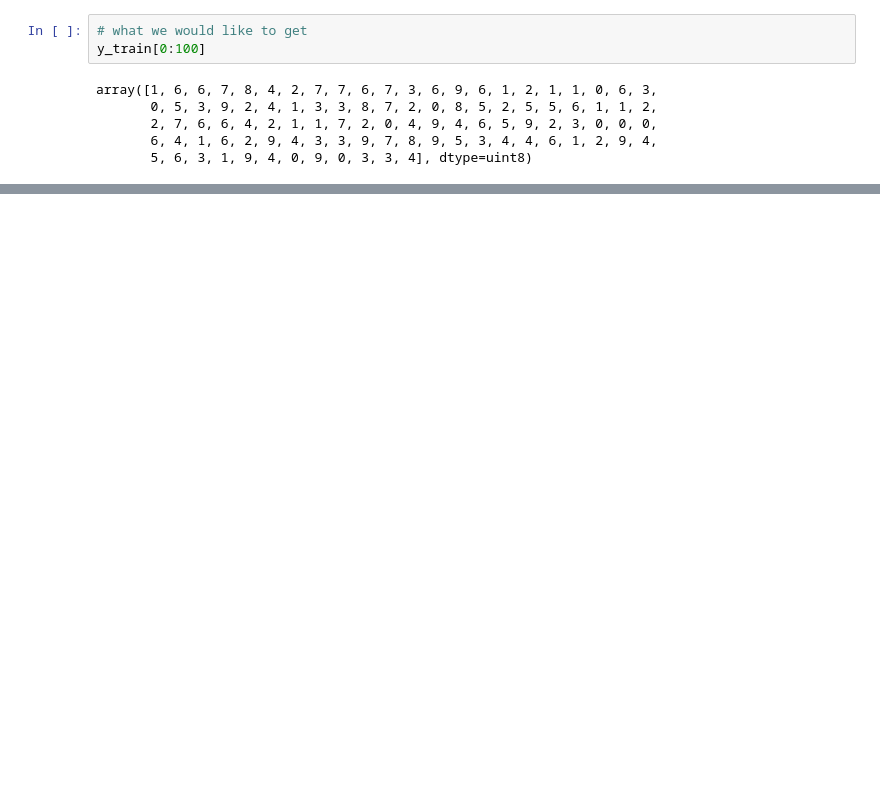
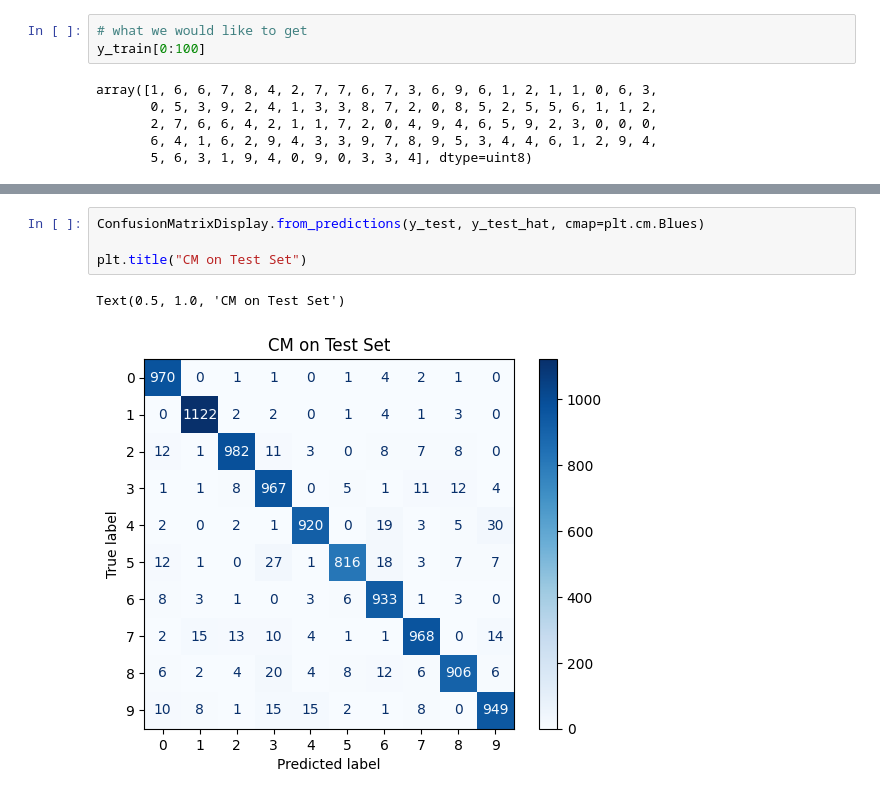
Before and after one commit to Lupin2019/tele_comme_pari, a Jupyter notebook: SD211/TP_SGD/TP_MNIST_basic_functions.ipynb, the cells around one changed output, grey strips where cells are left out. Drawn from its saved outputs; the diff is of its cells as text; blank space fills up the shorter version.

```diff
--- a/SD211/TP_SGD/TP_MNIST_basic_functions.ipynb
+++ b/SD211/TP_SGD/TP_MNIST_basic_functions.ipynb
@@ -175,0 +264,7 @@ loss(y_train[samples_for_evaluation], logits).numpy()
+# %%
+ConfusionMatrixDisplay.from_predictions(y_test, y_test_hat, cmap=plt.cm.Blues)
+
+plt.title("CM on Test Set")
+# %% [output]
+Text(0.5, 1.0, 'CM on Test Set')
+[figure, added]
```
Also changed, not shown: parts of 28 cells of this notebook, 5 other files.
